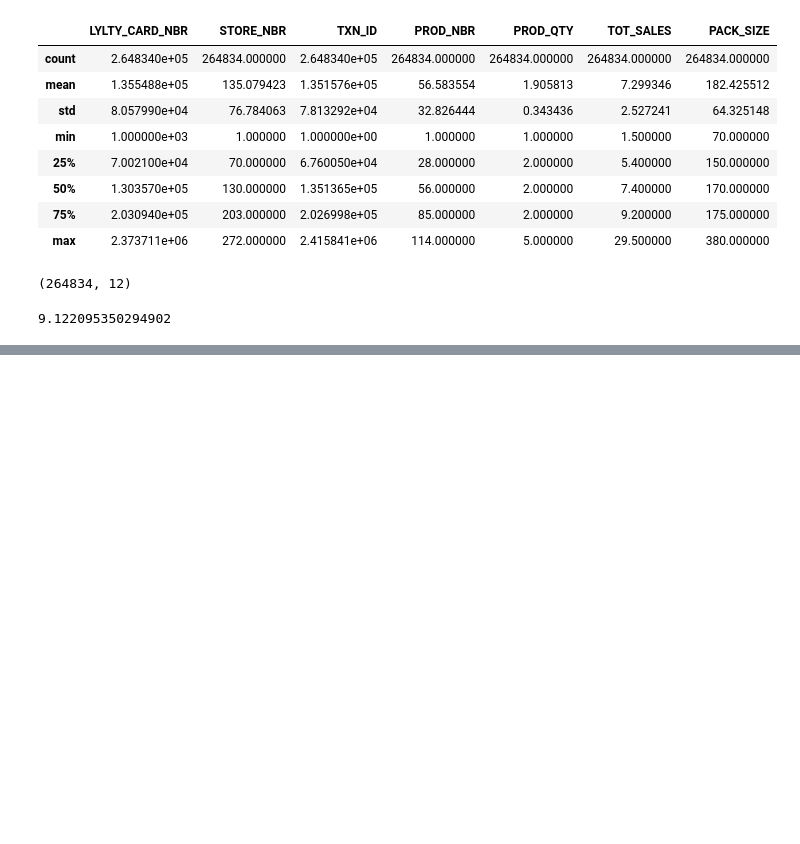
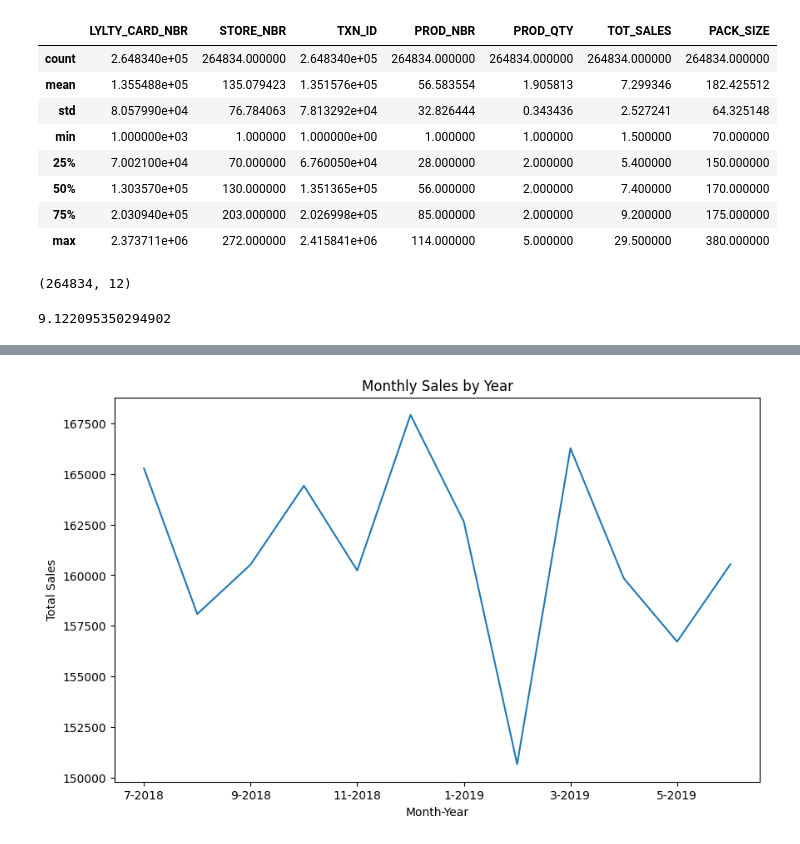
Before and after one commit to Skyoss1/Data-Analyst-Quantium, a Jupyter notebook: Quantium-task2.ipynb, the cells around one changed output, grey strips where cells are left out. Drawn from its saved outputs; the diff is of its cells as text; code cells hidden in the pictures; blank space fills up the shorter version.

```diff
--- a/Quantium-task2.ipynb
+++ b/Quantium-task2.ipynb
@@ -47,0 +83,6 @@ print(avg_transaction)
+# %%
+dataset['DATE'] = pd.to_datetime(dataset['DATE'])
+dataset['Month'] = dataset['DATE'].dt.month
+dataset['Year'] = dataset['DATE'].dt.year
+monthly_sales.index = monthly_sales.index.map(lambda x: '{}-{}'.format(x[1], x[0]))
+print(monthly_sales)
@@ -47,0 +103,8 @@ print(avg_transaction)
+# %%
+monthly_sales.plot(kind='line', figsize=(10, 6))
+plt.xlabel('Month-Year')
+plt.ylabel('Total Sales')
+plt.title('Monthly Sales by Year')
+plt.show()
+# %% [output]
+[figure, added]
```
Also changed, not shown: parts of 6 cells of this notebook.
